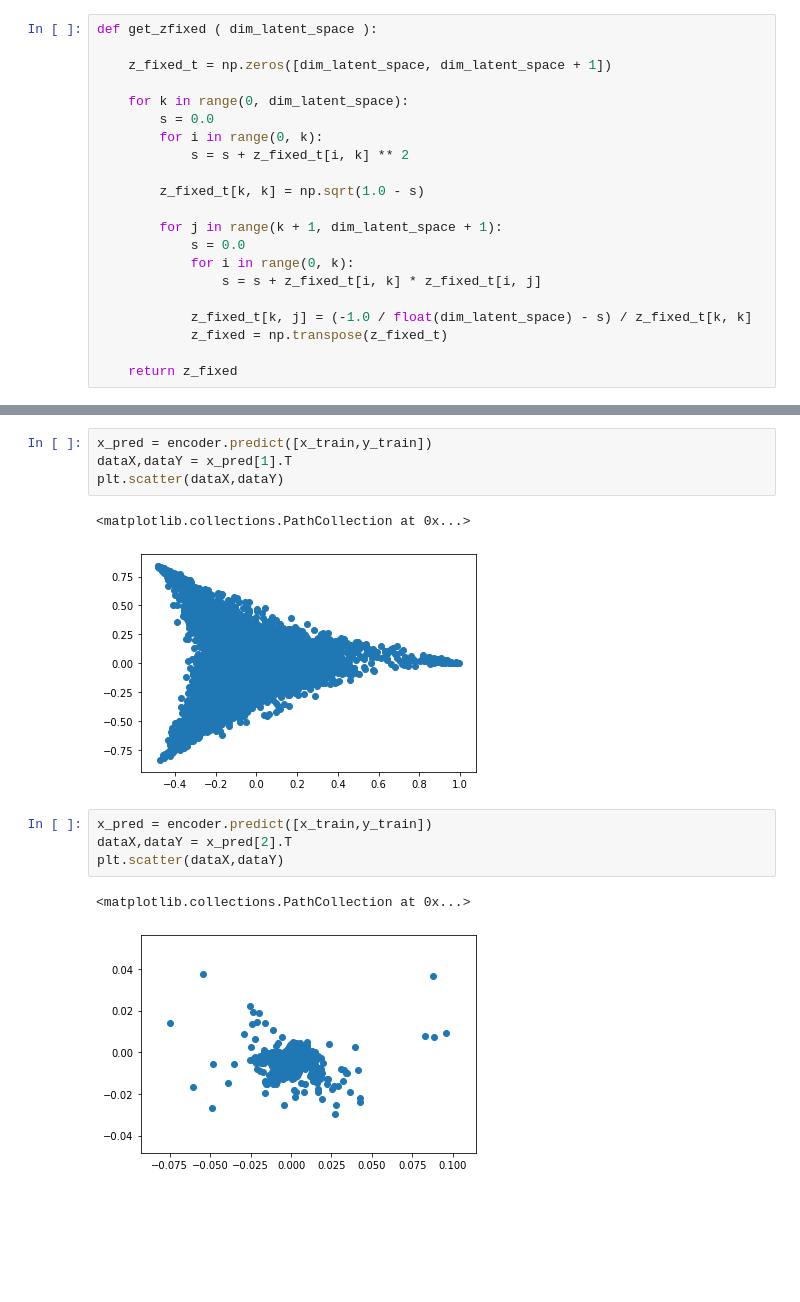
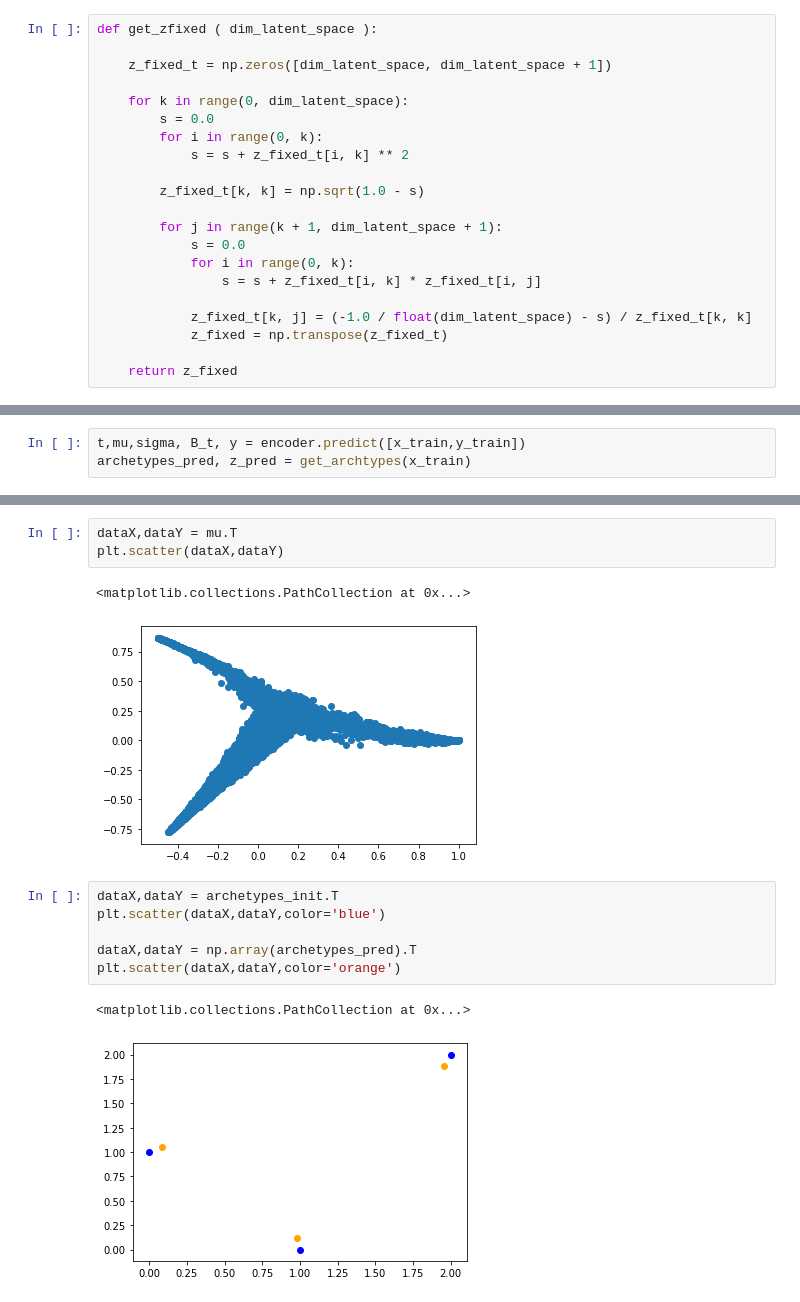
Before and after one commit to luigisbailo/archetype-nets, a Jupyter notebook: archetypes.ipynb, the cells around one changed output, grey strips where cells are left out. Saved outputs shown, nothing was run; the diff lists cells and outputs as text; blank space fills up the shorter version.

```diff
--- a/archetypes.ipynb
+++ b/archetypes.ipynb
@@ -164,0 +174,3 @@ Epoch 100/100
+# %%
+t,mu,sigma, B_t, y = encoder.predict([x_train,y_train])
+archetypes_pred, z_pred = get_archtypes(x_train)
@@ -172,15 +189,16 @@ plt.scatter(dataX,dataY)
 # %%
-x_pred = encoder.predict([x_train,y_train])
-dataX,dataY = x_pred[1].T
+dataX,dataY = mu.T
 plt.scatter(dataX,dataY)
 # %% [output]
 <matplotlib.collections.PathCollection at 0x...>
-[figure, old version]
+[figure, new version]
-# %%
-x_pred = encoder.predict([x_train,y_train])
-dataX,dataY = x_pred[2].T
-plt.scatter(dataX,dataY)
-# %% [output]
-<matplotlib.collections.PathCollection at 0x...>
-[figure, removed]
+# %%
+dataX,dataY = archetypes_init.T
+plt.scatter(dataX,dataY,color='blue')
+
+dataX,dataY = np.array(archetypes_pred).T
+plt.scatter(dataX,dataY,color='orange')
+# %% [output]
+<matplotlib.collections.PathCollection at 0x...>
+[figure, added]
 # %%
```
Also changed, not shown: parts of 7 cells of this notebook.
